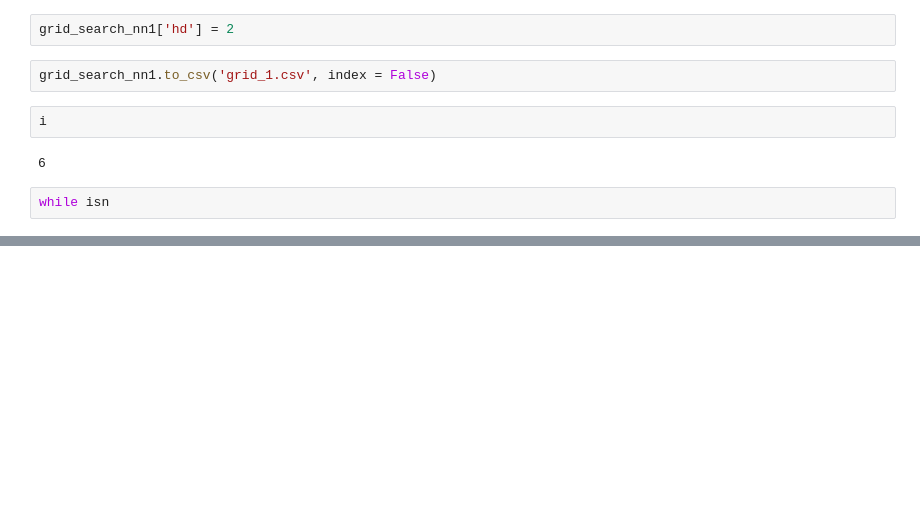
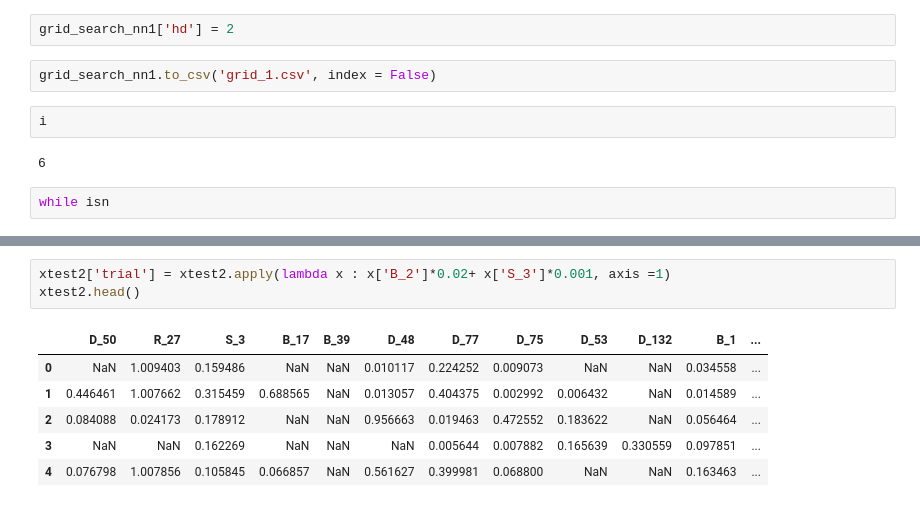
Before and after one commit to Shritej24c/Credit-Default-Pred, a Jupyter notebook: XGB.ipynb, the cells around one changed output, grey strips where cells are left out. Drawn from its saved outputs; the diff is of its cells as text; blank space fills up the shorter version.

```diff
--- a/XGB.ipynb
+++ b/XGB.ipynb
@@ -955,0 +1066,10 @@ print(t2 - t1)
+# %%
+xtest2['trial'] = xtest2.apply(lambda x : x['B_2']*0.02+ x['S_3']*0.001, axis =1)
+xtest2.head()
+# %% [output]
+|  | D_50 | R_27 | S_3 | B_17 | B_39 | D_48 | D_77 | D_75 | D_53 | D_132 | B_1 | ... |
+| 0 | NaN | 1.009403 | 0.159486 | NaN | NaN | 0.010117 | 0.224252 | 0.009073 | NaN | NaN | 0.034558 | ... |
+| 1 | 0.446461 | 1.007662 | 0.315459 | 0.688565 | NaN | 0.013057 | 0.404375 | 0.002992 | 0.006432 | NaN | 0.014589 | ... |
+| 2 | 0.084088 | 0.024173 | 0.178912 | NaN | NaN | 0.956663 | 0.019463 | 0.472552 | 0.183622 | NaN | 0.056464 | ... |
+| 3 | NaN | NaN | 0.162269 | NaN | NaN | NaN | 0.005644 | 0.007882 | 0.165639 | 0.330559 | 0.097851 | ... |
+| 4 | 0.076798 | 1.007856 | 0.105845 | 0.066857 | NaN | 0.561627 | 0.399981 | 0.068800 | NaN | NaN | 0.163463 | ... |
```
Also changed, not shown: parts of 23 cells of this notebook.
